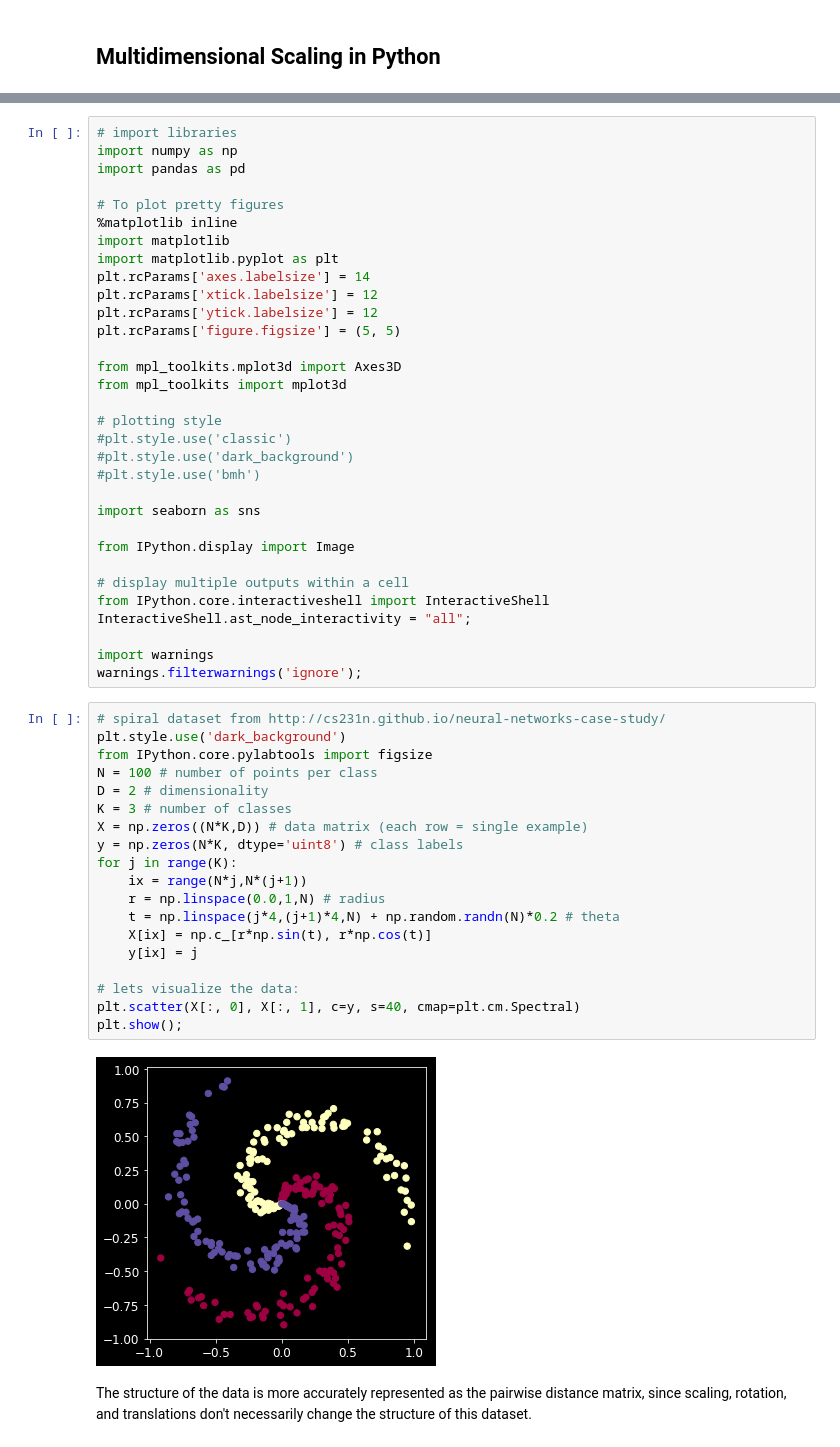
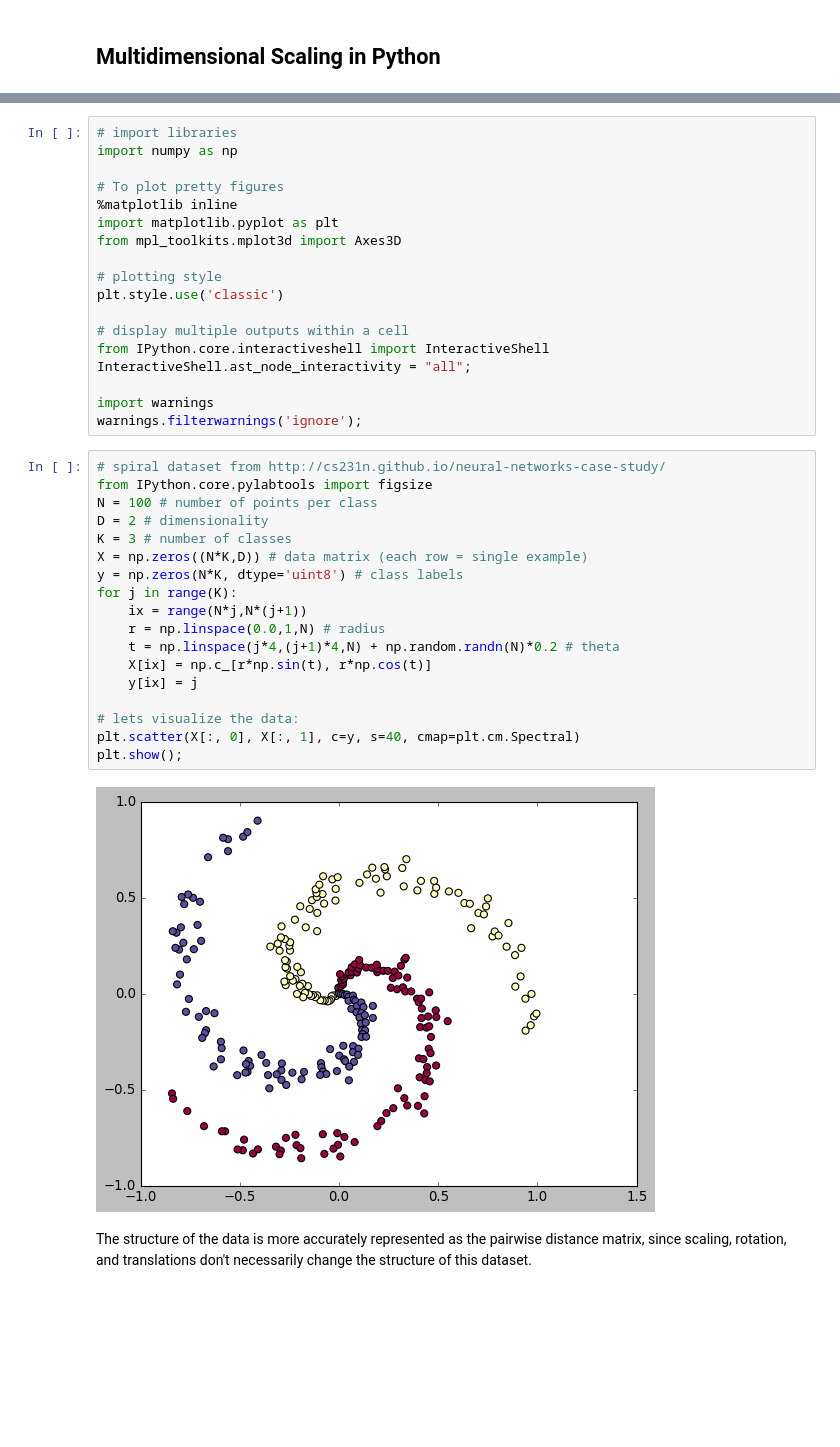
Before and after one commit to drewwilimitis/Manifold-Learning, a Jupyter notebook: Multidimensional_Scaling.ipynb, the cells around one changed output, grey strips where cells are left out. Drawn from its saved outputs; the diff is of its cells as text; blank space fills up the shorter version.

```diff
--- a/Multidimensional_Scaling.ipynb
+++ b/Multidimensional_Scaling.ipynb
@@ -28,28 +28,14 @@ Given a dissimilarity matrix of pairwise similarity measures (distances in this
 # %%
 # import libraries
 import numpy as np
-import pandas as pd
 
 # To plot pretty figures
 %matplotlib inline
-import matplotlib
 import matplotlib.pyplot as plt
-plt.rcParams['axes.labelsize'] = 14
-plt.rcParams['xtick.labelsize'] = 12
-plt.rcParams['ytick.labelsize'] = 12
-plt.rcParams['figure.figsize'] = (5, 5)
-
 from mpl_toolkits.mplot3d import Axes3D
-from mpl_toolkits import mplot3d
 
 # plotting style
-#plt.style.use('classic')
-#plt.style.use('dark_background')
-#plt.style.use('bmh')
-
-import seaborn as sns
-
-from IPython.display import Image
+plt.style.use('classic')
 
 # display multiple outputs within a cell
 from IPython.core.interactiveshell import InteractiveShell
@@ -59,25 +45,24 @@ import warnings
 warnings.filterwarnings('ignore');
 # %%
 # spiral dataset from http://cs231n.github.io/neural-networks-case-study/
-plt.style.use('dark_background')
 from IPython.core.pylabtools import figsize
 N = 100 # number of points per class
 D = 2 # dimensionality
 K = 3 # number of classes
 X = np.zeros((N*K,D)) # data matrix (each row = single example)
 y = np.zeros(N*K, dtype='uint8') # class labels
 for j in range(K):
     ix = range(N*j,N*(j+1))
     r = np.linspace(0.0,1,N) # radius
     t = np.linspace(j*4,(j+1)*4,N) + np.random.randn(N)*0.2 # theta
     X[ix] = np.c_[r*np.sin(t), r*np.cos(t)]
     y[ix] = j
 
 # lets visualize the data:
 plt.scatter(X[:, 0], X[:, 1], c=y, s=40, cmap=plt.cm.Spectral)
 plt.show();
 # %% [output]
-[figure, old version]
+[figure, new version]
 # %% [markdown]
 The structure of the data is more accurately represented as the pairwise distance matrix, since scaling, rotation, and translations don't necessarily change the structure of this dataset.
 # %%
```
Also changed, not shown: parts of 22 cells of this notebook, 6 other files.
